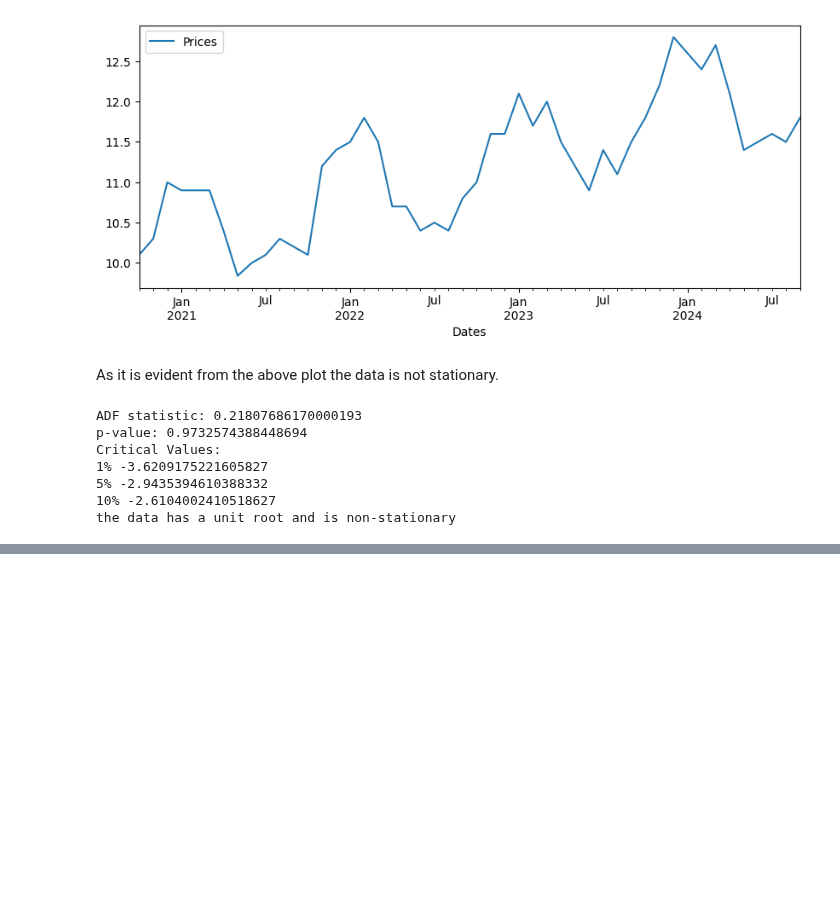
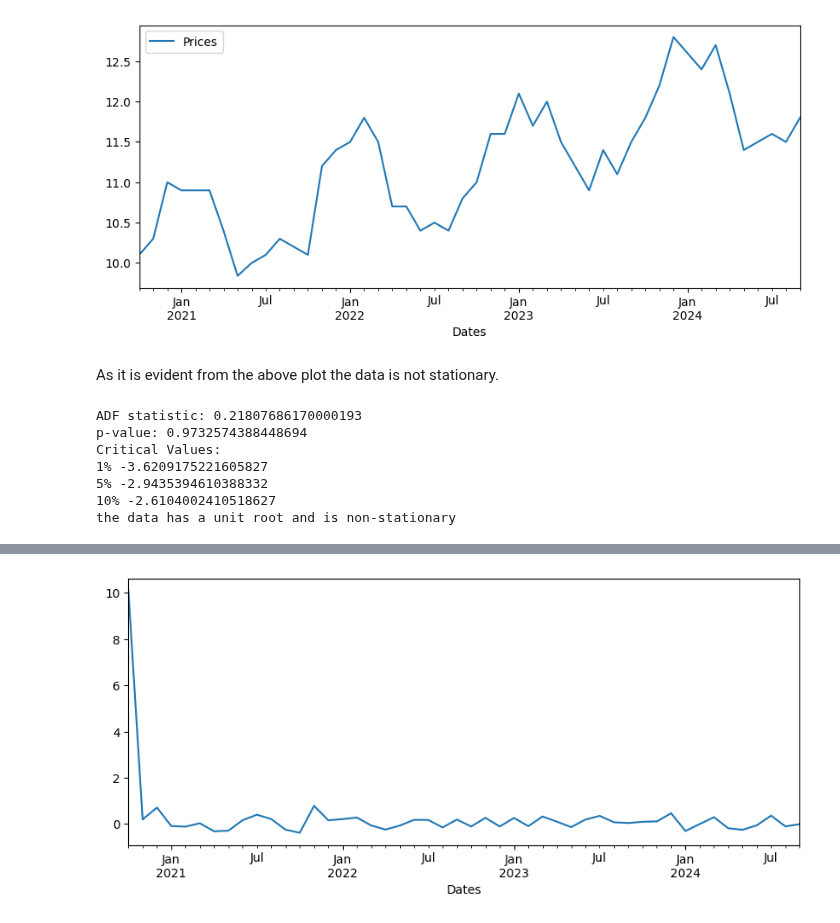
Before and after one commit to Akshay-Paunikar/Forage_Virtual_Internship_Program, a Jupyter notebook: JP Morgan Chase & Co/Quantitative Research/Task 1 - Investigate and analyze price data/Task_1_Investigate_and_analyze_price_data.ipynb, the cells around one changed output, grey strips where cells are left out. Drawn from its saved outputs; the diff is of its cells as text; code cells hidden in the pictures; blank space fills up the shorter version.

Commit message:
Prediction using ARIMA done

```diff
--- a/JP Morgan Chase & Co/Quantitative Research/Task 1 - Investigate and analyze price data/Task_1_Investigate_and_analyze_price_data.ipynb
+++ b/JP Morgan Chase & Co/Quantitative Research/Task 1 - Investigate and analyze price data/Task_1_Investigate_and_analyze_price_data.ipynb
@@ -176,0 +222,4 @@ the data has a unit root and is non-stationary
+# %%
+model_ARIMA = ARIMA(nat_gas['Prices'], order=(5,1,5))
+# %%
+model_ARIMA_fit = model_ARIMA.fit()
@@ -176,0 +281,6 @@ the data has a unit root and is non-stationary
+# %%
+# plot residuals
+model_ARIMA_fit.resid.plot(figsize=(10,4))
+plt.show()
+# %% [output]
+[figure, added]
```
Also changed, not shown: parts of 14 cells of this notebook.
